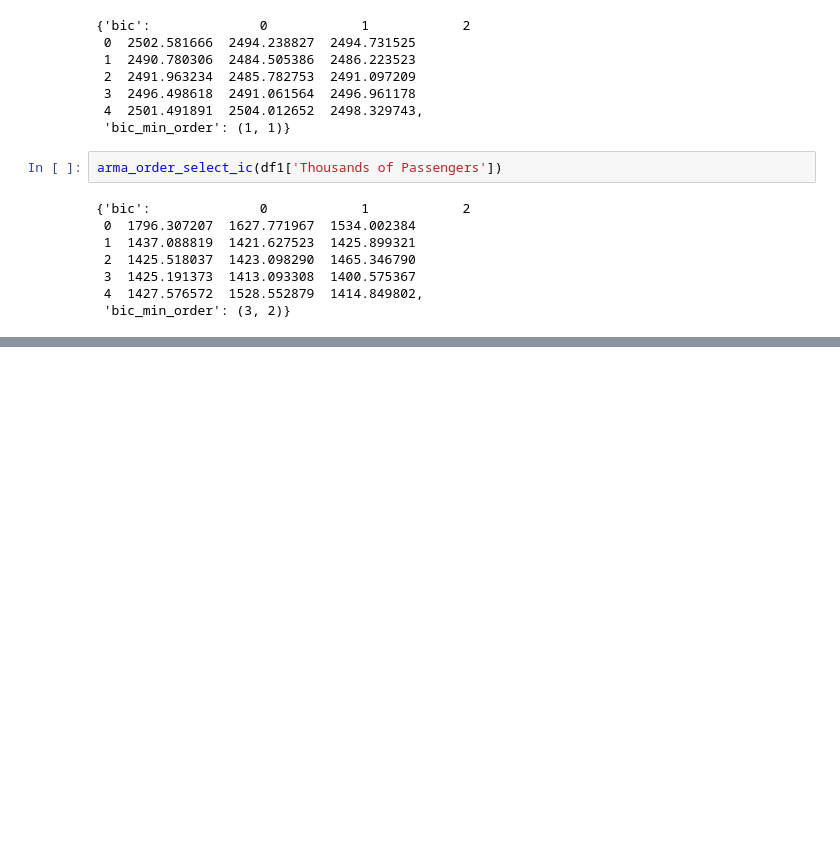
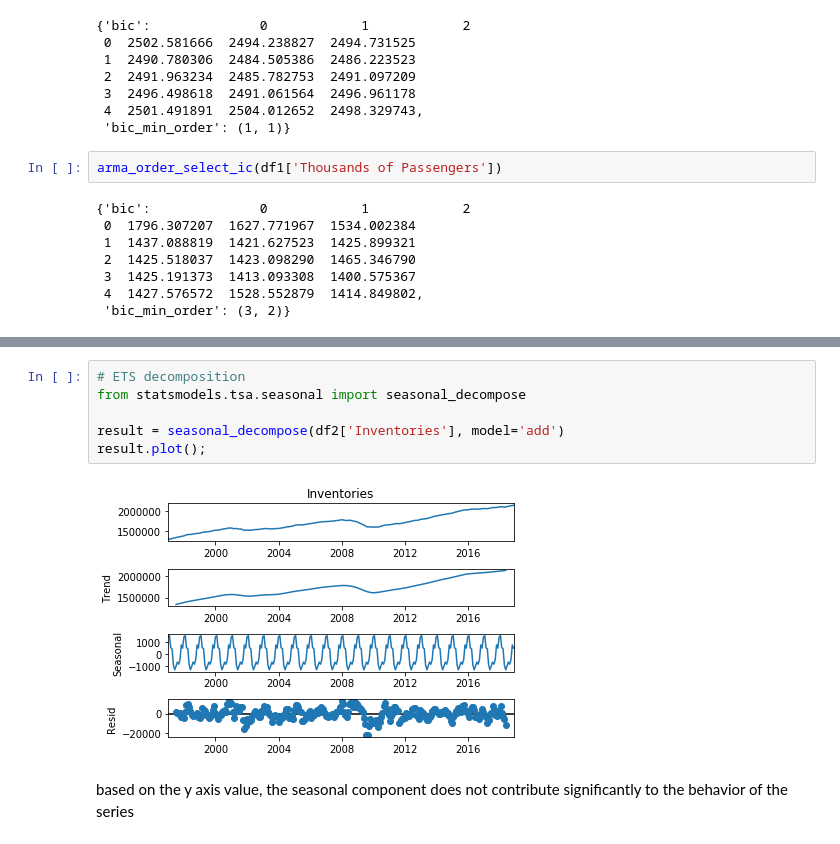
Before and after one commit to mattxushuai/Time_Series, a Jupyter notebook: General_Forecasting_Models.ipynb, the cells around one changed output, grey strips where cells are left out. Drawn from its saved outputs; the diff is of its cells as text; blank space fills up the shorter version.

```diff
--- a/General_Forecasting_Models.ipynb
+++ b/General_Forecasting_Models.ipynb
@@ -488,0 +682,10 @@ arma_order_select_ic(df1['Thousands of Passengers'])
+# %%
+# ETS decomposition
+from statsmodels.tsa.seasonal import seasonal_decompose
+
+result = seasonal_decompose(df2['Inventories'], model='add')
+result.plot();
+# %% [output]
+[figure, added]
+# %% [markdown]
+based on the y axis value, the seasonal component does not contribute significantly to the behavior of the series
```
Also changed, not shown: parts of 30 cells of this notebook.
